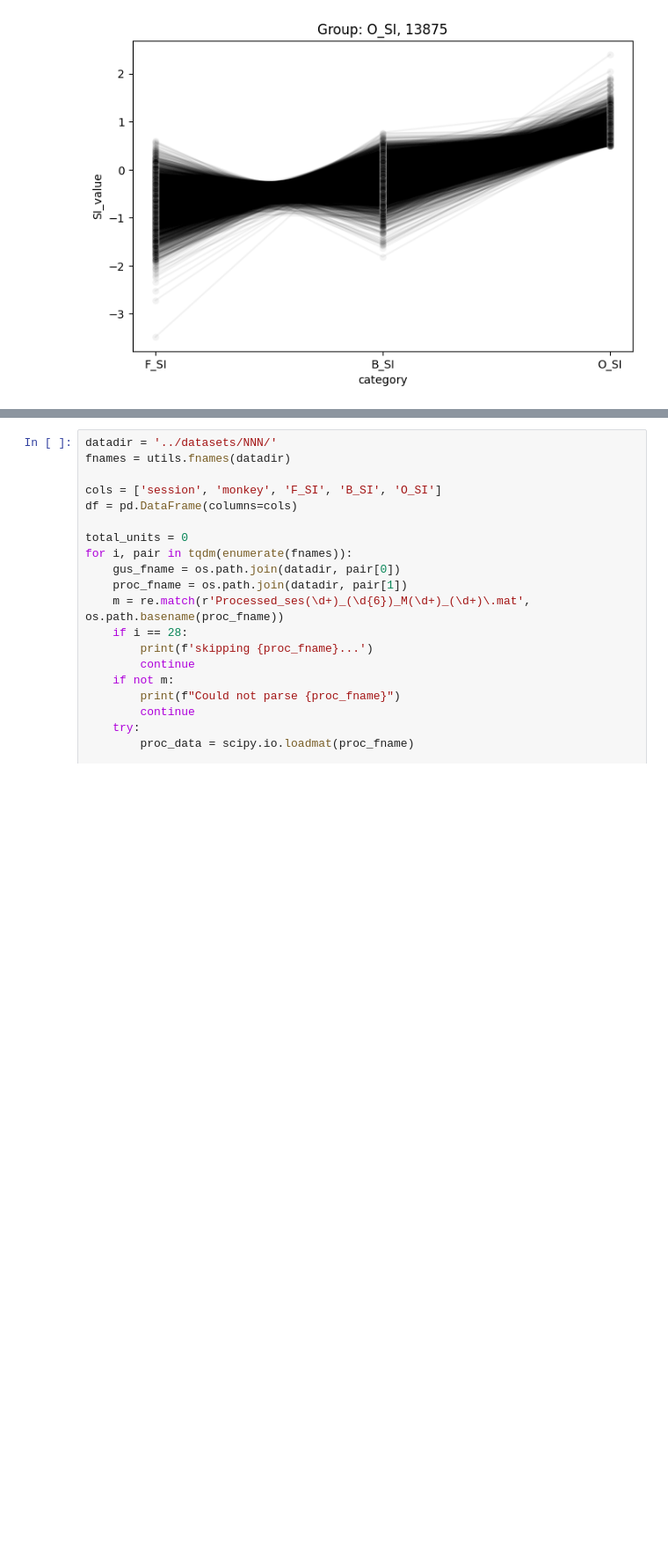
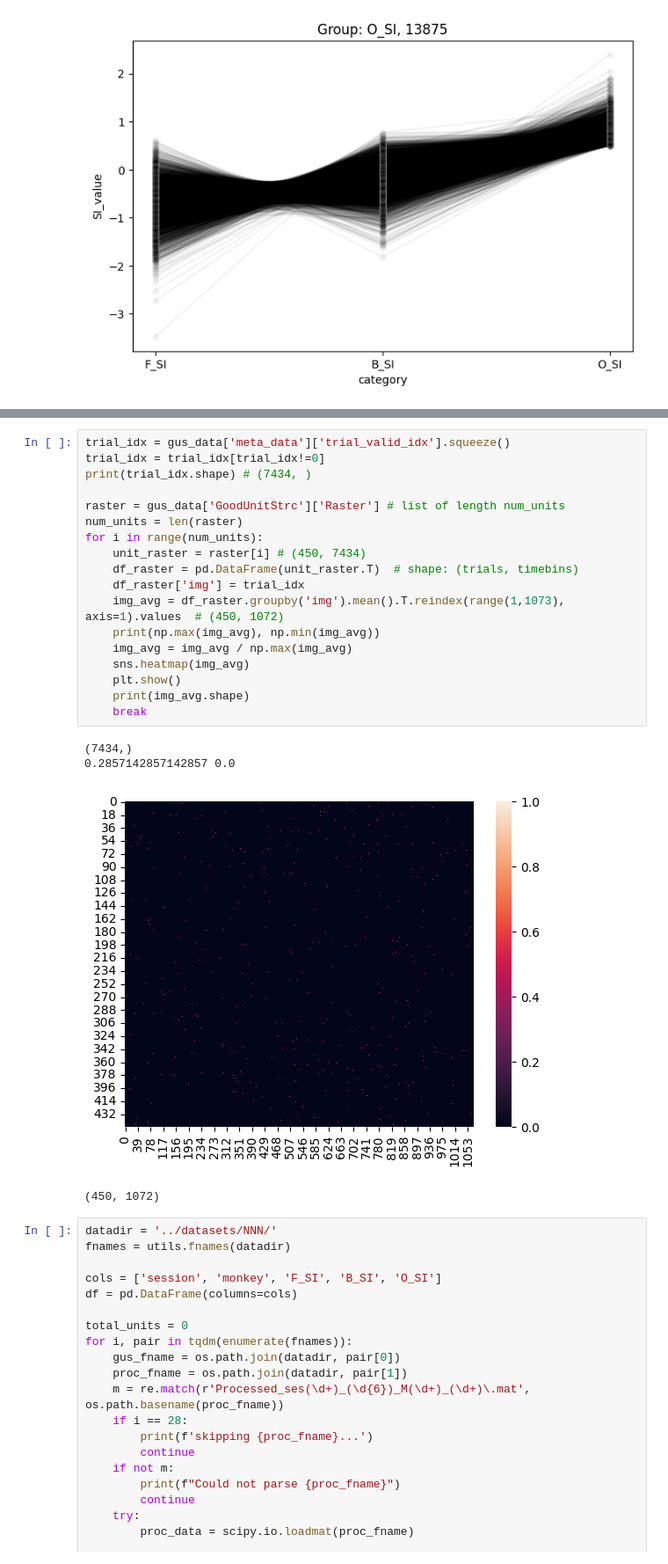
Before and after one commit to aimarvi/triplen, a Jupyter notebook: exploring_data.ipynb, the cells around one changed output, grey strips where cells are left out. Shown at 88% size. Saved outputs shown, nothing was run; the diff lists cells and outputs as text; blank space fills up the shorter version.

```diff
--- a/exploring_data.ipynb
+++ b/exploring_data.ipynb
@@ -159,3 +212,26 @@ The palette list has fewer values (1) than needed (4625) and will cycle, which m
+# %%
+trial_idx = gus_data['meta_data']['trial_valid_idx'].squeeze()
+trial_idx = trial_idx[trial_idx!=0]
+print(trial_idx.shape) # (7434, )
+
+raster = gus_data['GoodUnitStrc']['Raster'] # list of length num_units
+num_units = len(raster)
+for i in range(num_units):
+    unit_raster = raster[i] # (450, 7434)
+    df_raster = pd.DataFrame(unit_raster.T)  # shape: (trials, timebins)
+    df_raster['img'] = trial_idx
+    img_avg = df_raster.groupby('img').mean().T.reindex(range(1,1073), axis=1).values  # (450, 1072)
+    print(np.max(img_avg), np.min(img_avg))
+    img_avg = img_avg / np.max(img_avg)
+    sns.heatmap(img_avg)
+    plt.show()
+    print(img_avg.shape)
+    break
+# %% [output]
+(7434,)
+0.2857142857142857 0.0
+[figure, added]
+(450, 1072)
 # %%
 datadir = '../datasets/NNN/'
 fnames = utils.fnames(datadir)
```
Also changed, not shown: parts of 5 cells of this notebook, 2 other files.
